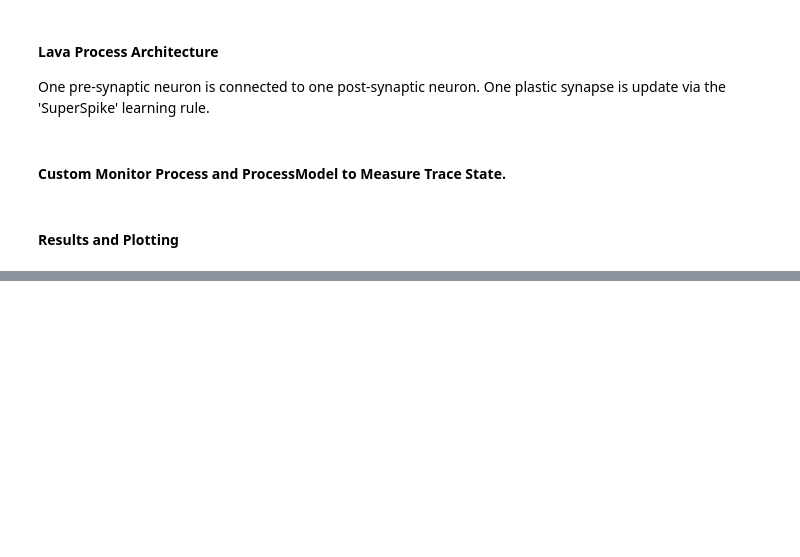
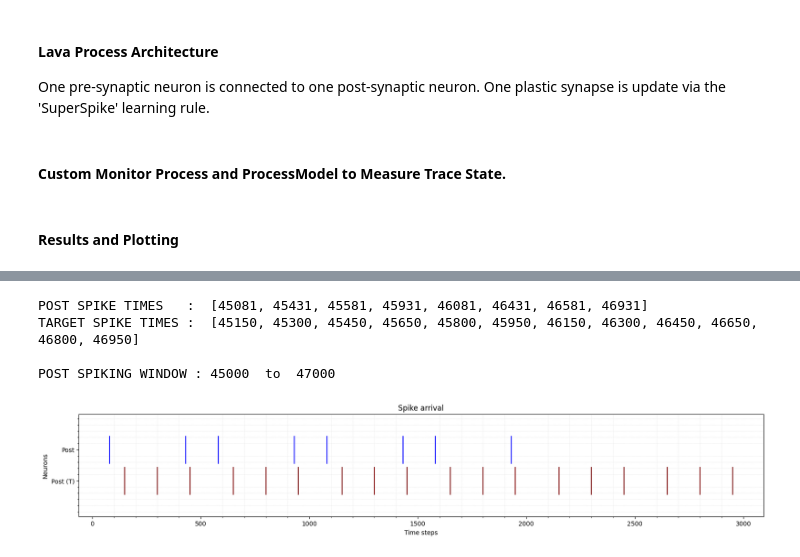
Before and after one commit to lava-nc/lava, a Jupyter notebook: tutorials/in_depth/three_factor_learning/tutorial11_SuperSpike_DoubleExponential.ipynb, the cells around one changed output, grey strips where cells are left out. Saved outputs shown, nothing was run; the diff lists cells and outputs as text; code cells hidden in the pictures; blank space fills up the shorter version.

```diff
--- a/tutorials/in_depth/three_factor_learning/tutorial11_SuperSpike_DoubleExponential.ipynb
+++ b/tutorials/in_depth/three_factor_learning/tutorial11_SuperSpike_DoubleExponential.ipynb
@@ -270,0 +228,37 @@ plot_time_series(time=time,
+# %%
+pre_spikes_output = []
+pre_spike_output_range = np.where(pre_spikes[:, 0])[0]
+for po in pre_spike_output_range:
+    if po in range(starting, ending+1):
+        pre_spikes_output.append(po)
+
+post_spikes_output = []
+post_spike_output_range = np.where(post_spikes[:, 0])[0]
+for po in post_spike_output_range:
+    if po in range(starting, ending+1):
+        post_spikes_output.append(po)
+
+target_spike = []
+target_spike_output = np.where(np.tile(spikes_raster_post_target[0], num_rounds))[0]
+for to in target_spike_output:
+    if to in range(starting, ending+1):
+        target_spike.append(to)
+
+print("POST SPIKE TIMES   : ", post_spikes_output)
+print("TARGET SPIKE TIMES : ", target_spike, "\n")
+
+#print("FIRST POST AND TARGET SPIKE DIFF : ", target_spike[0] - post_spikes_output[0])
+#print("POST SPIKES PAIR DIFF            : ", post_spikes_output[2] - post_spikes_output[1], "\n")
+
+# Plot spikes
+print("POST SPIKING WINDOW :", starting, " to ", ending)
+plot_spikes(spikes=[np.where(np.tile(spikes_raster_post_target[0], int(len(target_spike)/2)))[0], np.where(post_spikes[starting:ending, 0])[0]],
+            legend=['Post (T)', 'Post'],
+            colors=["maroon", 'blue'],
+            )
+# %% [output]
+POST SPIKE TIMES   :  [45081, 45431, 45581, 45931, 46081, 46431, 46581, 46931]
+TARGET SPIKE TIMES :  [45150, 45300, 45450, 45650, 45800, 45950, 46150, 46300, 46450, 46650, 46800, 46950]
+
+POST SPIKING WINDOW : 45000  to  47000
+[figure, added]
```
Also changed, not shown: parts of 15 cells of this notebook, 2 other files.
